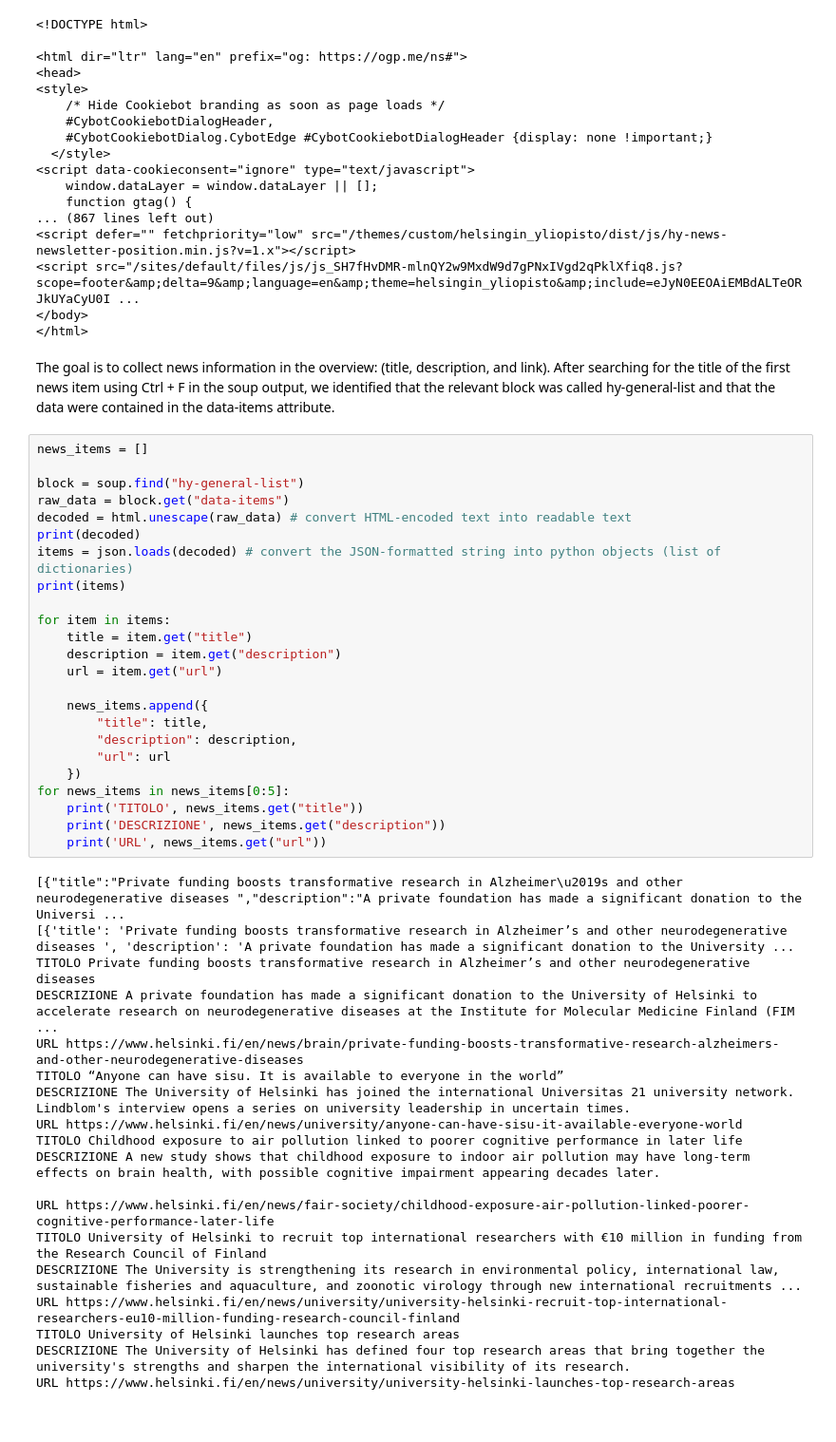
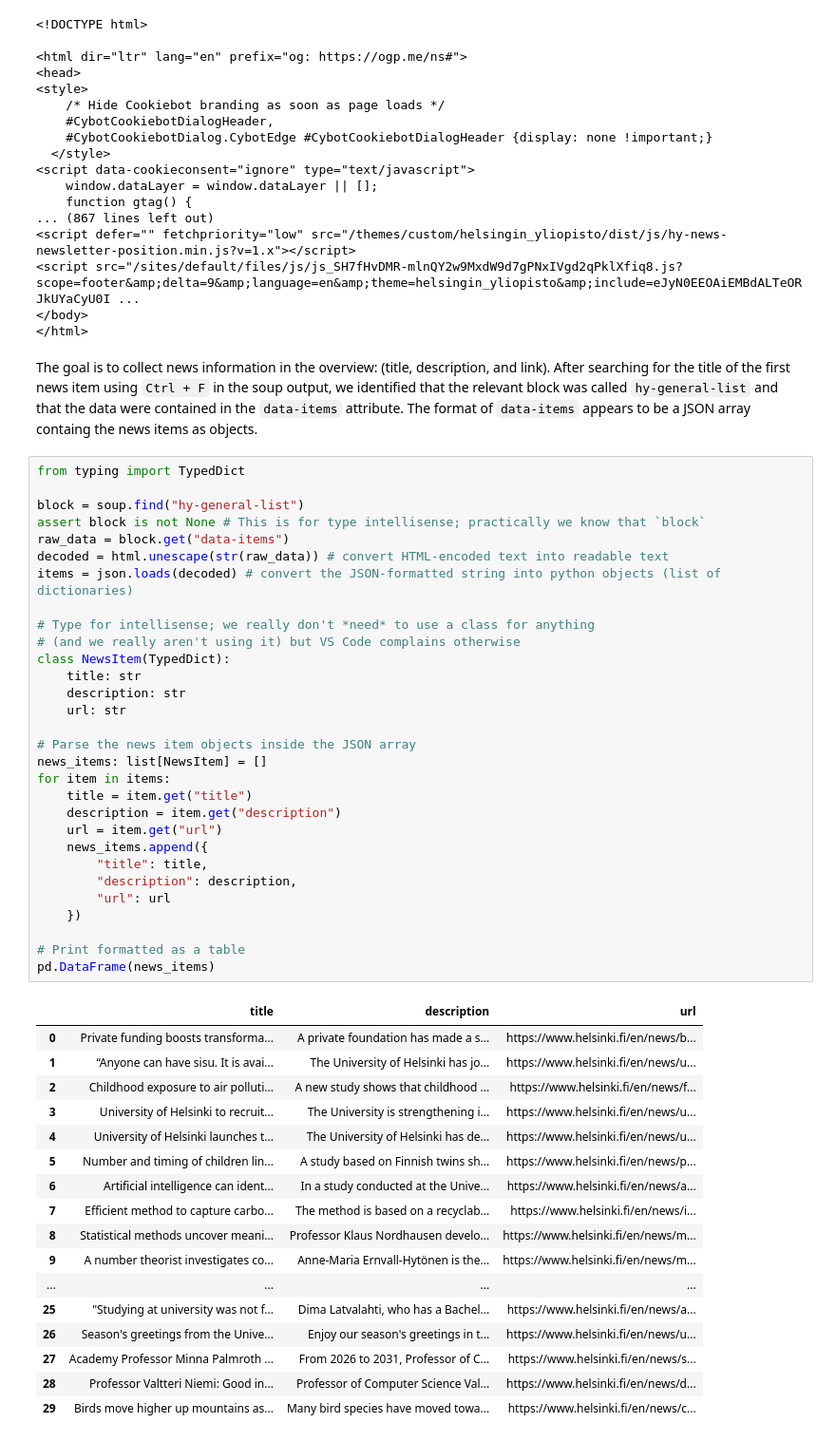
Before and after one commit to belisab/FAMI, a Jupyter notebook: task3_group_week_1.ipynb, the cells around one changed output. Shown at 95% size. Drawn from its saved outputs; the diff is of its cells as text.

Commit message:
Add documentation and output formatting to Task 3

```diff
--- a/task3_group_week_1.ipynb
+++ b/task3_group_week_1.ipynb
@@ -32,47 +34,52 @@ print(soup)
 </body>
 </html>
 # %% [markdown]
-The goal is to collect news information in the overview: (title, description, and link). After searching for the title of the first news item using Ctrl + F in the soup output, we identified that the relevant block was called hy-general-list and that the data were contained in the data-items attribute.
+The goal is to collect news information in the overview: (title, description, and link). After searching for the title of the first news item using `Ctrl + F` in the soup output, we identified that the relevant block was called `hy-general-list` and that the data were contained in the `data-items` attribute. The format of `data-items` appears to be a JSON array containg the news items as objects.
 # %%
-news_items = []
+from typing import TypedDict
 
 block = soup.find("hy-general-list")
+assert block is not None # This is for type intellisense; practically we know that `block`
 raw_data = block.get("data-items")
-decoded = html.unescape(raw_data) # convert HTML-encoded text into readable text
-print(decoded)
+decoded = html.unescape(str(raw_data)) # convert HTML-encoded text into readable text
 items = json.loads(decoded) # convert the JSON-formatted string into python objects (list of dictionaries)
-print(items)
 
+# Type for intellisense; we really don't *need* to use a class for anything
+# (and we really aren't using it) but VS Code complains otherwise
+class NewsItem(TypedDict):
+    title: str
+    description: str
+    url: str
+
+# Parse the news item objects inside the JSON array
+news_items: list[NewsItem] = []
 for item in items:
     title = item.get("title")
     description = item.get("description")
     url = item.get("url")
-
     news_items.append({
         "title": title,
         "description": description,
         "url": url
     })
-for news_items in news_items[0:5]:
-    print('TITOLO', news_items.get("title"))
-    print('DESCRIZIONE', news_items.get("description"))
-    print('URL', news_items.get("url"))
+
+# Print formatted as a table
+pd.DataFrame(news_items)
 # %% [output]
-[{"title":"Private funding boosts transformative research in Alzheimer\u2019s and other neurodegenerative diseases ","description":"A private foundation has made a significant donation to the Universi ...
-[{'title': 'Private funding boosts transformative research in Alzheimer’s and other neurodegenerative diseases ', 'description': 'A private foundation has made a significant donation to the University ...
-TITOLO Private funding boosts transformative research in Alzheimer’s and other neurodegenerative diseases
-DESCRIZIONE A private foundation has made a significant donation to the University of Helsinki to accelerate research on neurodegenerative diseases at the Institute for Molecular Medicine Finland (FIM ...
-URL https://www.helsinki.fi/en/news/brain/private-funding-boosts-transformative-research-alzheimers-and-other-neurodegenerative-diseases
-TITOLO “Anyone can have sisu. It is available to everyone in the world”
-DESCRIZIONE The University of Helsinki has joined the international Universitas 21 university network. Lindblom's interview opens a series on university leadership in uncertain times.
-URL https://www.helsinki.fi/en/news/university/anyone-can-have-sisu-it-available-everyone-world
-TITOLO Childhood exposure to air pollution linked to poorer cognitive performance in later life
-DESCRIZIONE A new study shows that childhood exposure to indoor air pollution may have long-term effects on brain health, with possible cognitive impairment appearing decades later.
-
-URL https://www.helsinki.fi/en/news/fair-society/childhood-exposure-air-pollution-linked-poorer-cognitive-performance-later-life
-TITOLO University of Helsinki to recruit top international researchers with €10 million in funding from the Research Council of Finland
-DESCRIZIONE The University is strengthening its research in environmental policy, international law, sustainable fisheries and aquaculture, and zoonotic virology through new international recruitments ...
-URL https://www.helsinki.fi/en/news/university/university-helsinki-recruit-top-international-researchers-eu10-million-funding-research-council-finland
-TITOLO University of Helsinki launches top research areas
-DESCRIZIONE The University of Helsinki has defined four top research areas that bring together the university's strengths and sharpen the international visibility of its research.
-URL https://www.helsinki.fi/en/news/university/university-helsinki-launches-top-research-areas
+|  | title | description | url |
+| 0 | Private funding boosts transforma... | A private foundation has made a s... | https://www.helsinki.fi/en/news/b... |
+| 1 | “Anyone can have sisu. It is avai... | The University of Helsinki has jo... | https://www.helsinki.fi/en/news/u... |
+| 2 | Childhood exposure to air polluti... | A new study shows that childhood ... | https://www.helsinki.fi/en/news/f... |
+| 3 | University of Helsinki to recruit... | The University is strengthening i... | https://www.helsinki.fi/en/news/u... |
+| 4 | University of Helsinki launches t... | The University of Helsinki has de... | https://www.helsinki.fi/en/news/u... |
+| 5 | Number and timing of children lin... | A study based on Finnish twins sh... | https://www.helsinki.fi/en/news/p... |
+| 6 | Artificial intelligence can ident... | In a study conducted at the Unive... | https://www.helsinki.fi/en/news/a... |
+| 7 | Efficient method to capture carbo... | The method is based on a recyclab... | https://www.helsinki.fi/en/news/i... |
+| 8 | Statistical methods uncover meani... | Professor Klaus Nordhausen develo... | https://www.helsinki.fi/en/news/m... |
+| 9 | A number theorist investigates co... | Anne-Maria Ernvall-Hytönen is the... | https://www.helsinki.fi/en/news/m... |
+| ... | ... | ... | ... |
+| 25 | "Studying at university was not f... | Dima Latvalahti, who has a Bachel... | https://www.helsinki.fi/en/news/a... |
+| 26 | Season's greetings from the Unive... | Enjoy our season's greetings in t... | https://www.helsinki.fi/en/news/u... |
+| 27 | Academy Professor Minna Palmroth ... | From 2026 to 2031, Professor of C... | https://www.helsinki.fi/en/news/s... |
+| 28 | Professor Valtteri Niemi: Good in... | Professor of Computer Science Val... | https://www.helsinki.fi/en/news/d... |
+| 29 | Birds move higher up mountains as... | Many bird species have moved towa... | https://www.helsinki.fi/en/news/c... |
```
Also changed, not shown: parts of 2 cells of this notebook.
